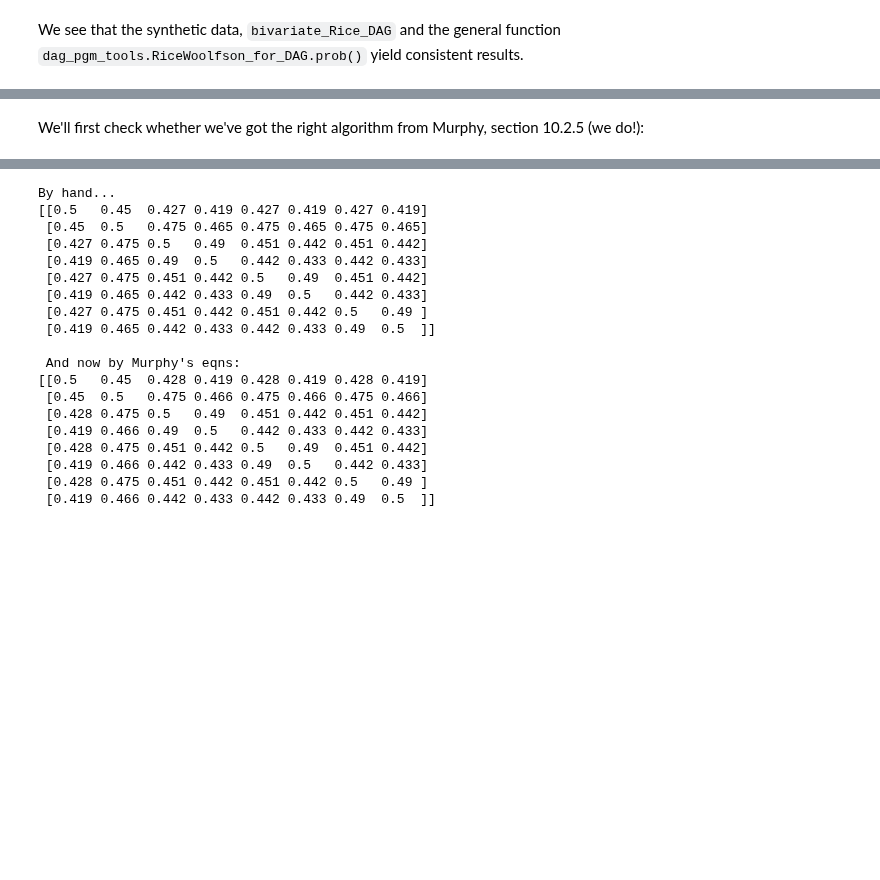
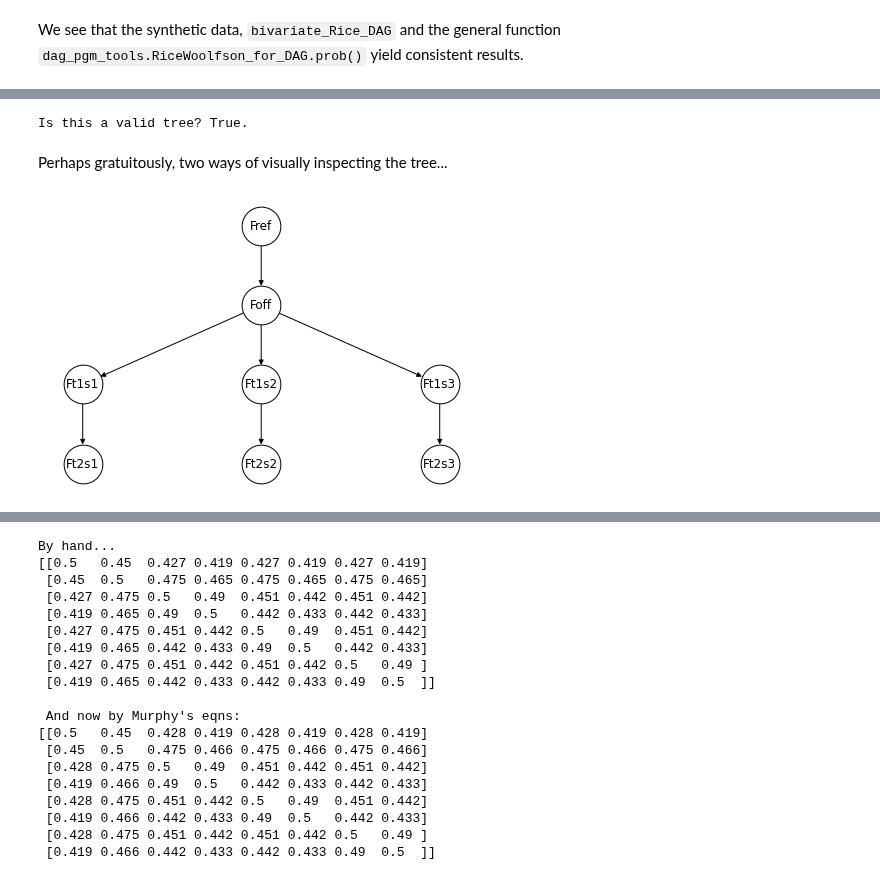
Before and after one commit to Hekstra-Lab/dw, a Jupyter notebook: 8_DAG_PGM_structure_factor_distributions.ipynb, the cells around one changed output, grey strips where cells are left out. Drawn from its saved outputs; the diff is of its cells as text; code cells hidden in the pictures; blank space fills up the shorter version.

```diff
--- a/8_DAG_PGM_structure_factor_distributions.ipynb
+++ b/8_DAG_PGM_structure_factor_distributions.ipynb
@@ -333,8 +305,23 @@ In the first approach, we derive the MVN for complex structure factors first.
 # %%
 (r, rx, rt)   = (0.9, 0.95, 0.98)
-root          = 0 # root of the DAG
-list_of_nodes = range(8)
-list_of_edges = [(0,1),(1,2),(2,3),(1,4),(4,5),(1,6),(6,7)]
-list_of_rdw   = [r,    rx,   rt,   rx,   rt,   rx,   rt] # for example!
+node_labels   = ["Fref", "Foff", "Ft1s1", "Ft2s1", "Ft1s2", "Ft2s2", "Ft1s3", "Ft2s3"]
+nodes         = range(len(node_labels))
+root          = 0 # root of the tree
+edges         = [(0,1),(1,2),(2,3),(1,4),(4,5),(1,6),(6,7)]
+rdw           = [r,    rx,   rt,   rx,   rt,   rx,   rt   ]
+edge_labels   = [(node_labels[edges[e][0]], node_labels[edges[e][1]]) for e in range(len(edges))]
+
+G=networkx.DiGraph()
+G.add_nodes_from(node_labels)
+G.add_edges_from(edge_labels)
+print(f"Is this a valid tree? {networkx.is_arborescence(G)}.")
+# %% [output]
+Is this a valid tree? True.
-# %% [markdown]
-We'll first check whether we've got the right algorithm from Murphy, section 10.2.5 (we do!):
+# %% [markdown]
+Perhaps gratuitously, two ways of visually inspecting the tree...
+# %%
+pos = graphviz_layout(G, prog="dot")
+networkx.draw(G, pos, arrows=True,node_color='w', edgecolors='k',node_size=1500, with_labels = True)
+plt.show()
+# %% [output]
+[figure, added]
```
Also changed, not shown: parts of 38 cells of this notebook, 5 other files.
